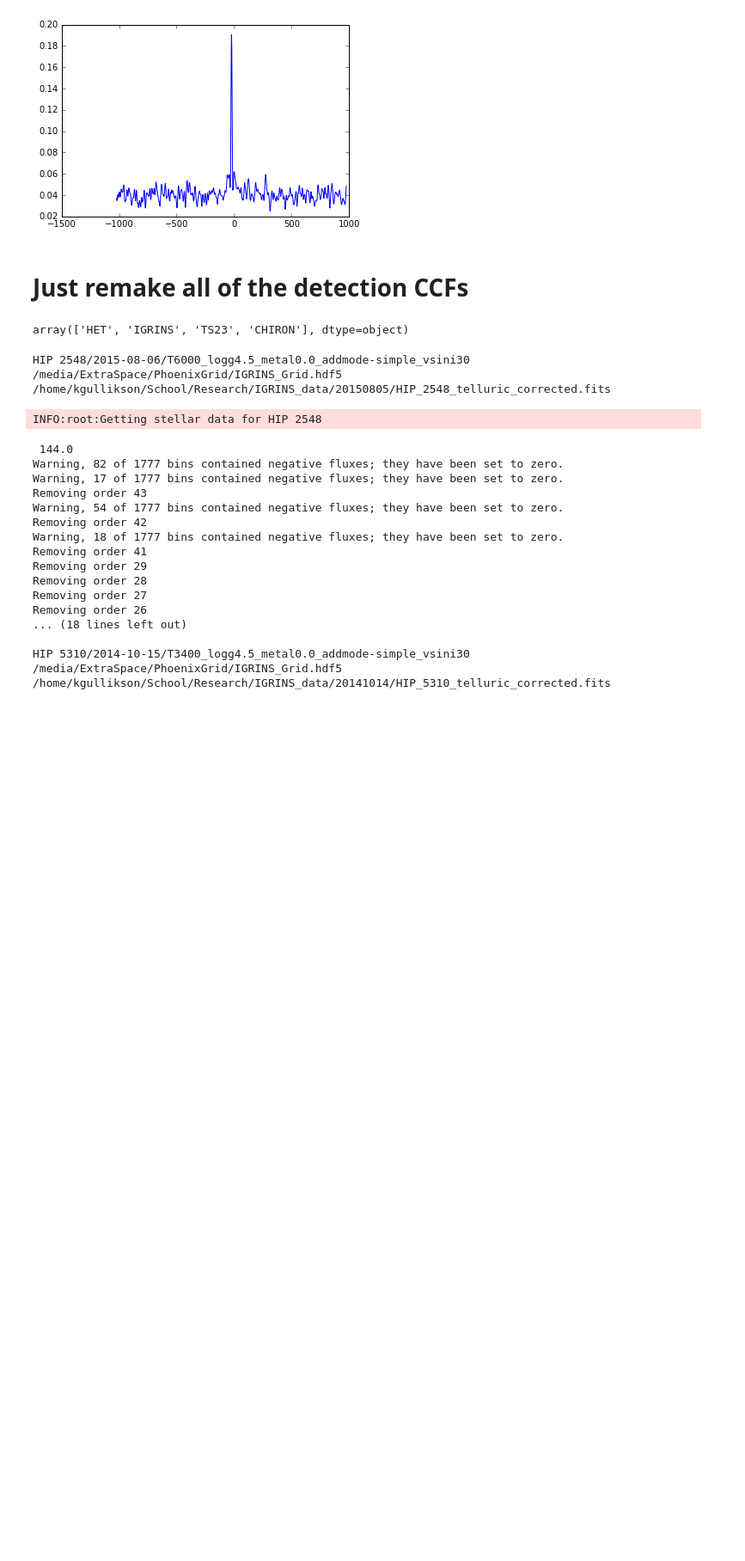
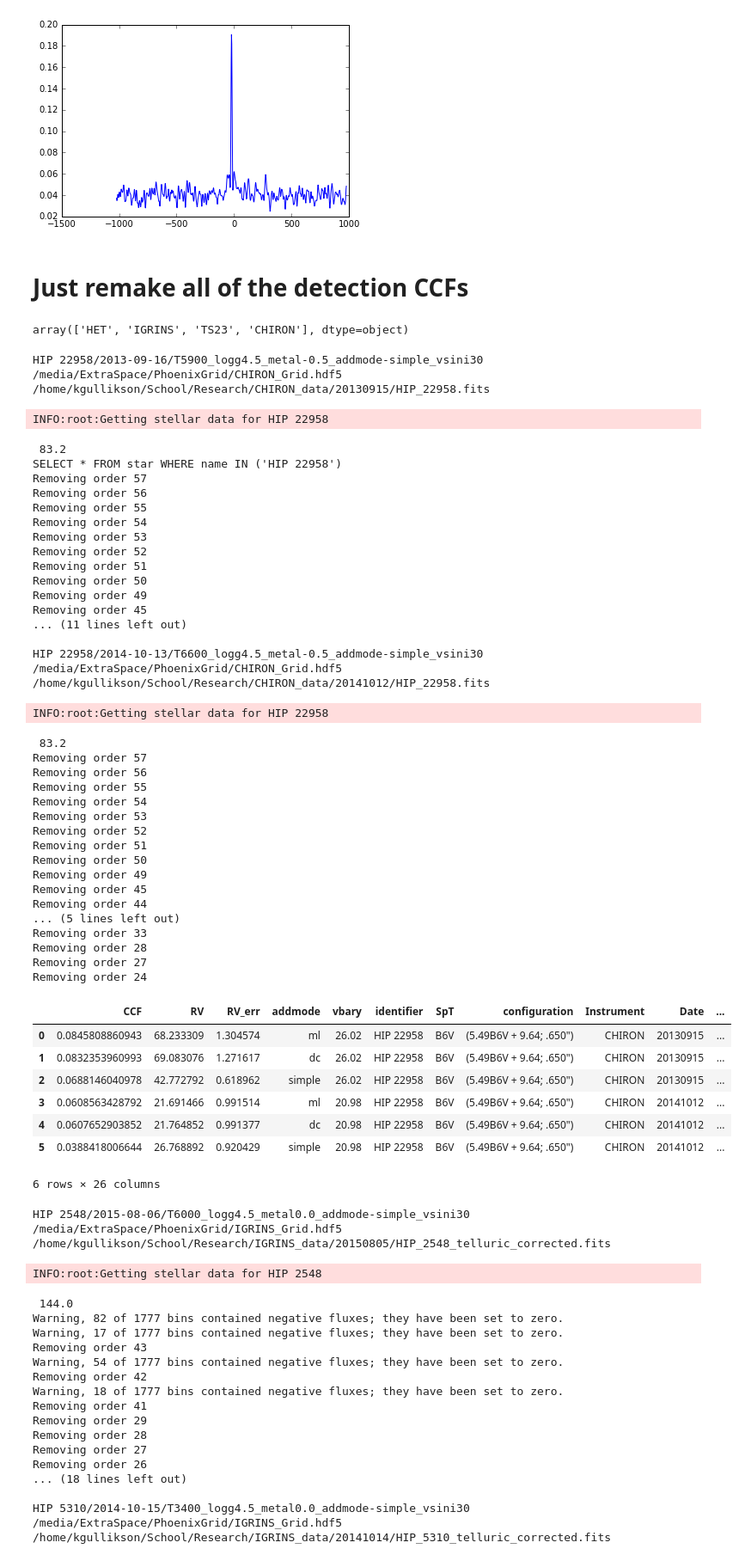
Before and after one commit to kgullikson88/BinaryInference, a Jupyter notebook: CompileCompanionData.ipynb, the cells around one changed output. Shown at 86% size. Cells and saved outputs as stored; diff of their text form; code cells hidden in the pictures; blank space fills up the shorter version.

```diff
--- a/CompileCompanionData.ipynb
+++ b/CompileCompanionData.ipynb
@@ -606,6 +605,62 @@ def remeasure_rv(row):
 #    out.append(remeasure_rv(row))
 #rv_data = pd.concat(out, ignore_index=True)
 #rv_data.head()
+# %%
+MS = SpectralTypeRelations.MainSequence()
+from Correlate import get_rv
+out = []
+for _, row in detections.loc[detections.identifier == 'HIP 22958'].iterrows():
+    out.append(remeasure_rv(row))
+tmp = pd.concat(out, ignore_index=True)
+tmp
+# %% [output]
+HIP 22958/2013-09-16/T5900_logg4.5_metal-0.5_addmode-simple_vsini30
+/media/ExtraSpace/PhoenixGrid/CHIRON_Grid.hdf5
+/home/kgullikson/School/Research/CHIRON_data/20130915/HIP_22958.fits
+INFO:root:Getting stellar data for HIP 22958
+ 83.2
+SELECT * FROM star WHERE name IN ('HIP 22958')
+Removing order 57
+Removing order 56
+Removing order 55
+Removing order 54
+Removing order 53
+Removing order 52
+Removing order 51
+Removing order 50
+Removing order 49
+Removing order 45
+... (11 lines left out)
+
+HIP 22958/2014-10-13/T6600_logg4.5_metal-0.5_addmode-simple_vsini30
+/media/ExtraSpace/PhoenixGrid/CHIRON_Grid.hdf5
+/home/kgullikson/School/Research/CHIRON_data/20141012/HIP_22958.fits
+INFO:root:Getting stellar data for HIP 22958
+ 83.2
+Removing order 57
+Removing order 56
+Removing order 55
+Removing order 54
+Removing order 53
+Removing order 52
+Removing order 51
+Removing order 50
+Removing order 49
+Removing order 45
+Removing order 44
+... (5 lines left out)
+Removing order 33
+Removing order 28
+Removing order 27
+Removing order 24
+|  | CCF | RV | RV_err | addmode | vbary | identifier | SpT | configuration | Instrument | Date | ... |
+| 0 | 0.0845808860943 | 68.233309 | 1.304574 | ml | 26.02 | HIP 22958 | B6V | (5.49B6V + 9.64; .650") | CHIRON | 20130915 | ... |
+| 1 | 0.0832353960993 | 69.083076 | 1.271617 | dc | 26.02 | HIP 22958 | B6V | (5.49B6V + 9.64; .650") | CHIRON | 20130915 | ... |
+| 2 | 0.0688146040978 | 42.772792 | 0.618962 | simple | 26.02 | HIP 22958 | B6V | (5.49B6V + 9.64; .650") | CHIRON | 20130915 | ... |
+| 3 | 0.0608563428792 | 21.691466 | 0.991514 | ml | 20.98 | HIP 22958 | B6V | (5.49B6V + 9.64; .650") | CHIRON | 20141012 | ... |
+| 4 | 0.0607652903852 | 21.764852 | 0.991377 | dc | 20.98 | HIP 22958 | B6V | (5.49B6V + 9.64; .650") | CHIRON | 20141012 | ... |
+| 5 | 0.0388418006644 | 26.768892 | 0.920429 | simple | 20.98 | HIP 22958 | B6V | (5.49B6V + 9.64; .650") | CHIRON | 20141012 | ... |
+6 rows × 26 columns
 # %%
 MS = SpectralTypeRelations.MainSequence()
 from Correlate import get_rv
```
Also changed, not shown: parts of 1 cell of this notebook, 2 other files.
